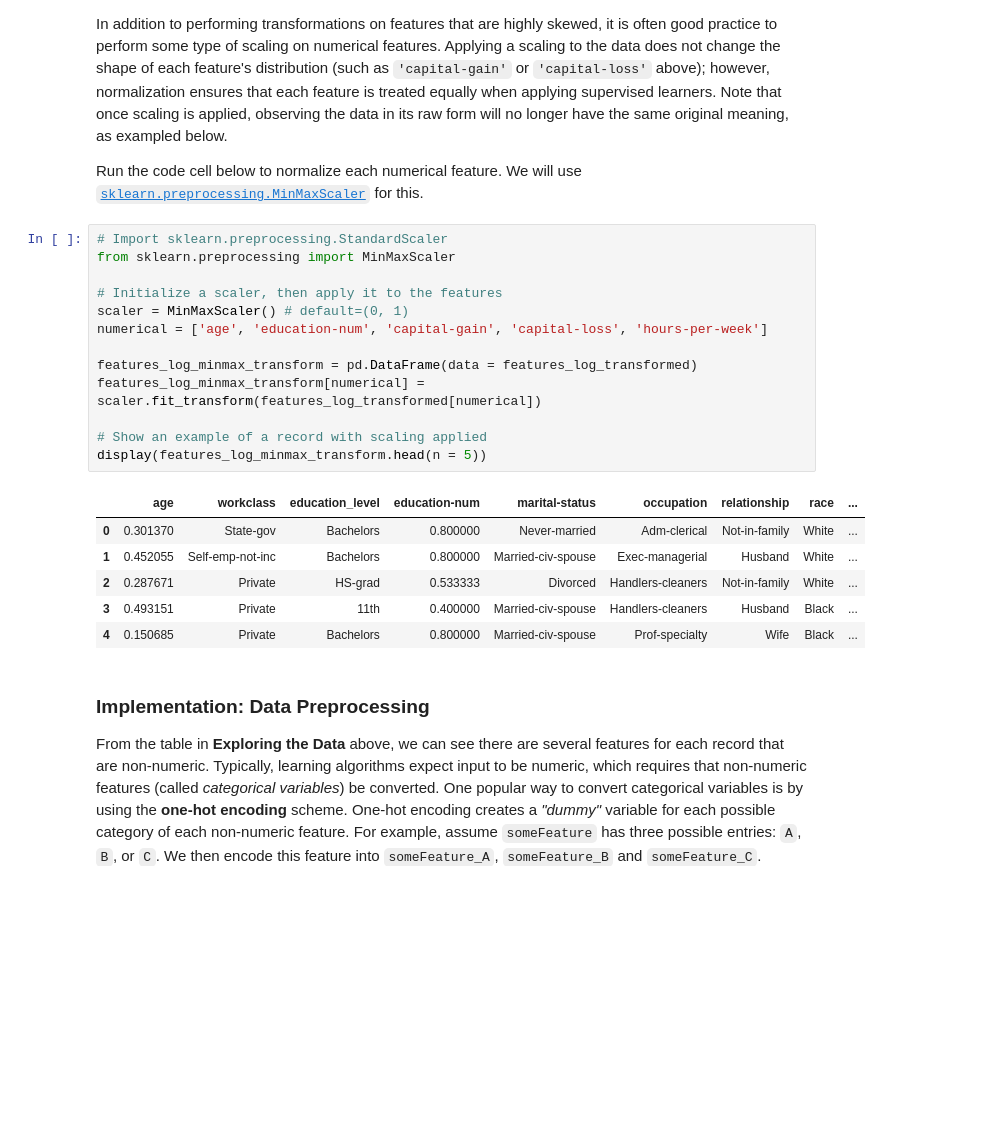
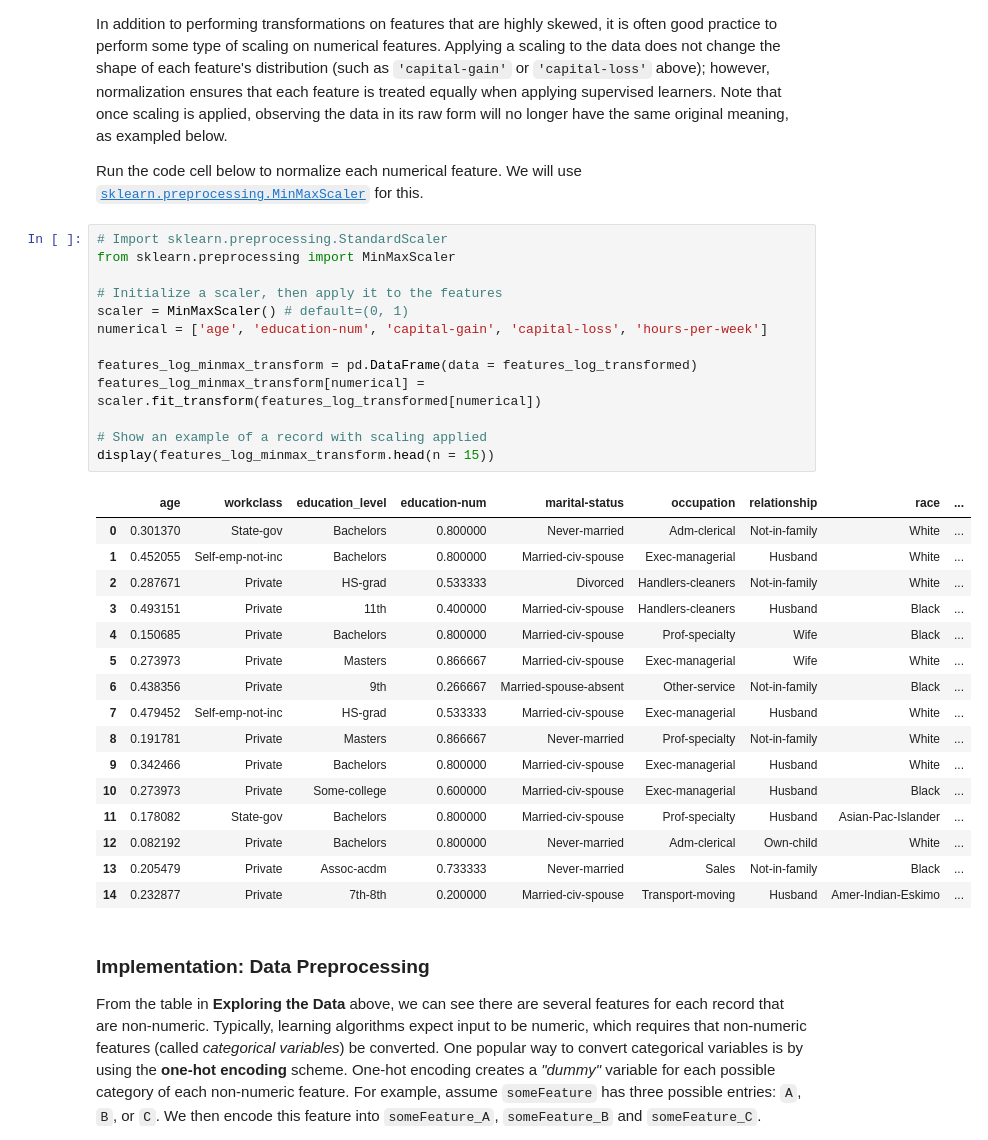
Before and after one commit to pavangururajan/udacity_projects, a Jupyter notebook: IntroToMachineLearning/finding_donors/finding_donors.ipynb, the cells around one changed output. Cells and saved outputs as stored; diff of their text form; blank space fills up the shorter version.

```diff
--- a/IntroToMachineLearning/finding_donors/finding_donors.ipynb
+++ b/IntroToMachineLearning/finding_donors/finding_donors.ipynb
@@ -148,23 +153,33 @@ Run the code cell below to normalize each numerical feature. We will use [`sklea
 # %%
 # Import sklearn.preprocessing.StandardScaler
 from sklearn.preprocessing import MinMaxScaler
 
 # Initialize a scaler, then apply it to the features
 scaler = MinMaxScaler() # default=(0, 1)
 numerical = ['age', 'education-num', 'capital-gain', 'capital-loss', 'hours-per-week']
 
 features_log_minmax_transform = pd.DataFrame(data = features_log_transformed)
 features_log_minmax_transform[numerical] = scaler.fit_transform(features_log_transformed[numerical])
 
 # Show an example of a record with scaling applied
-display(features_log_minmax_transform.head(n = 5))
+display(features_log_minmax_transform.head(n = 15))
 # %% [output]
 |  | age | workclass | education_level | education-num | marital-status | occupation | relationship | race | ... |
 | 0 | 0.301370 | State-gov | Bachelors | 0.800000 | Never-married | Adm-clerical | Not-in-family | White | ... |
 | 1 | 0.452055 | Self-emp-not-inc | Bachelors | 0.800000 | Married-civ-spouse | Exec-managerial | Husband | White | ... |
 | 2 | 0.287671 | Private | HS-grad | 0.533333 | Divorced | Handlers-cleaners | Not-in-family | White | ... |
 | 3 | 0.493151 | Private | 11th | 0.400000 | Married-civ-spouse | Handlers-cleaners | Husband | Black | ... |
 | 4 | 0.150685 | Private | Bachelors | 0.800000 | Married-civ-spouse | Prof-specialty | Wife | Black | ... |
+| 5 | 0.273973 | Private | Masters | 0.866667 | Married-civ-spouse | Exec-managerial | Wife | White | ... |
+| 6 | 0.438356 | Private | 9th | 0.266667 | Married-spouse-absent | Other-service | Not-in-family | Black | ... |
+| 7 | 0.479452 | Self-emp-not-inc | HS-grad | 0.533333 | Married-civ-spouse | Exec-managerial | Husband | White | ... |
+| 8 | 0.191781 | Private | Masters | 0.866667 | Never-married | Prof-specialty | Not-in-family | White | ... |
+| 9 | 0.342466 | Private | Bachelors | 0.800000 | Married-civ-spouse | Exec-managerial | Husband | White | ... |
+| 10 | 0.273973 | Private | Some-college | 0.600000 | Married-civ-spouse | Exec-managerial | Husband | Black | ... |
+| 11 | 0.178082 | State-gov | Bachelors | 0.800000 | Married-civ-spouse | Prof-specialty | Husband | Asian-Pac-Islander | ... |
+| 12 | 0.082192 | Private | Bachelors | 0.800000 | Never-married | Adm-clerical | Own-child | White | ... |
+| 13 | 0.205479 | Private | Assoc-acdm | 0.733333 | Never-married | Sales | Not-in-family | Black | ... |
+| 14 | 0.232877 | Private | 7th-8th | 0.200000 | Married-civ-spouse | Transport-moving | Husband | Amer-Indian-Eskimo | ... |
 # %% [markdown]
 ### Implementation: Data Preprocessing
 
```
Also changed, not shown: parts of 16 cells of this notebook, 1 other file.
